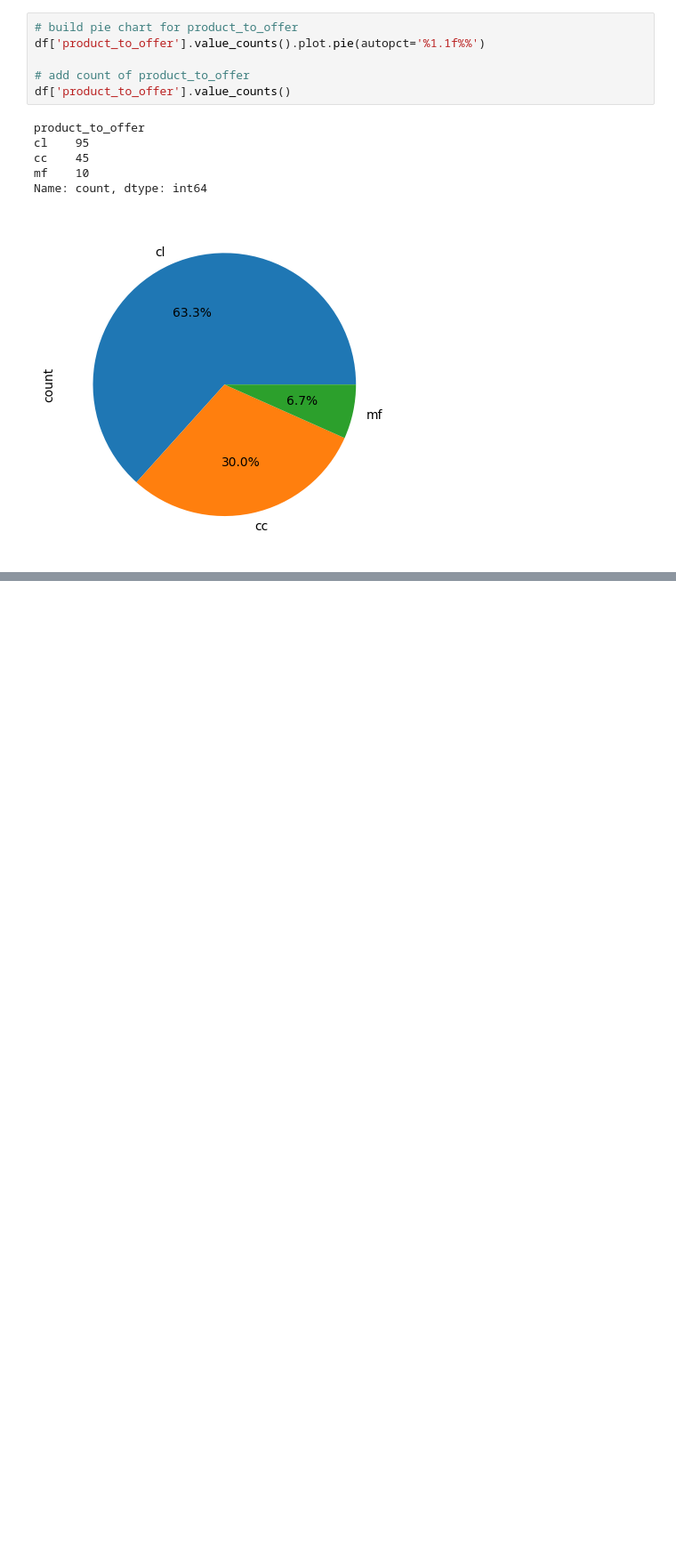
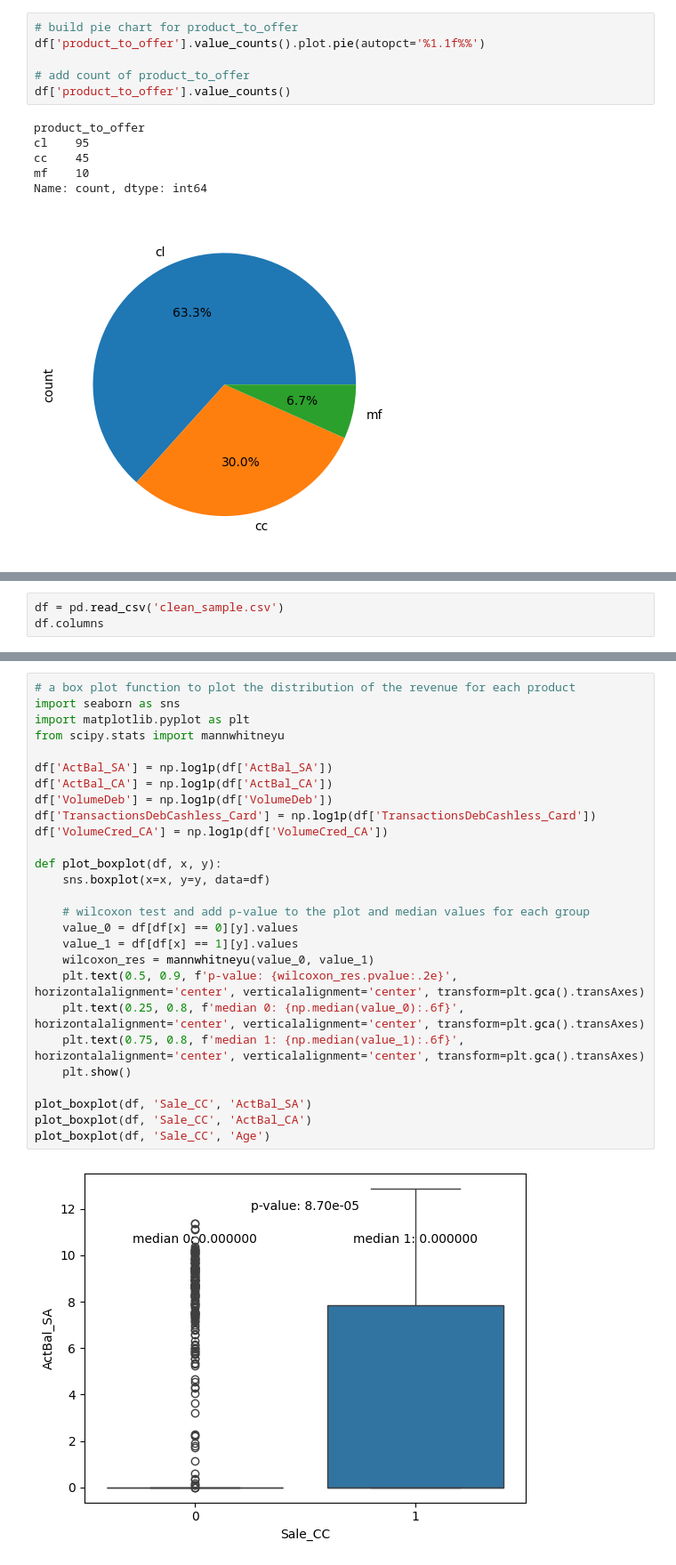
Before and after one commit to hkailee/financial-product-marketing-optimization, a Jupyter notebook: notebooks/01-slides-preparation.ipynb, the cells around one changed output, grey strips where cells are left out. Shown: that part at 89% size. Cells and saved outputs as stored; diff of their text form; blank space fills up the shorter version.

```diff
--- a/notebooks/01-slides-preparation.ipynb
+++ b/notebooks/01-slides-preparation.ipynb
@@ -125,0 +128,3 @@ Name: count, dtype: int64
+# %%
+df = pd.read_csv('clean_sample.csv')
+df.columns
@@ -125,0 +142,29 @@ Name: count, dtype: int64
+# %%
+# a box plot function to plot the distribution of the revenue for each product
+import seaborn as sns
+import matplotlib.pyplot as plt
+from scipy.stats import mannwhitneyu
+
+df['ActBal_SA'] = np.log1p(df['ActBal_SA'])
+df['ActBal_CA'] = np.log1p(df['ActBal_CA'])
+df['VolumeDeb'] = np.log1p(df['VolumeDeb'])
+df['TransactionsDebCashless_Card'] = np.log1p(df['TransactionsDebCashless_Card'])
+df['VolumeCred_CA'] = np.log1p(df['VolumeCred_CA'])
+
+def plot_boxplot(df, x, y):
+    sns.boxplot(x=x, y=y, data=df)
+
+    # wilcoxon test and add p-value to the plot and median values for each group
+    value_0 = df[df[x] == 0][y].values
+    value_1 = df[df[x] == 1][y].values
+    wilcoxon_res = mannwhitneyu(value_0, value_1)
+    plt.text(0.5, 0.9, f'p-value: {wilcoxon_res.pvalue:.2e}', horizontalalignment='center', verticalalignment='center', transform=plt.gca().transAxes)
+    plt.text(0.25, 0.8, f'median 0: {np.median(value_0):.6f}', horizontalalignment='center', verticalalignment='center', transform=plt.gca().transAxes)
+    plt.text(0.75, 0.8, f'median 1: {np.median(value_1):.6f}', horizontalalignment='center', verticalalignment='center', transform=plt.gca().transAxes)
+    plt.show()
+
+plot_boxplot(df, 'Sale_CC', 'ActBal_SA')
+plot_boxplot(df, 'Sale_CC', 'ActBal_CA')
+plot_boxplot(df, 'Sale_CC', 'Age')
+# %% [output]
+[figure, added]
```
Also changed, not shown: parts of 5 cells of this notebook, 2 other files.
